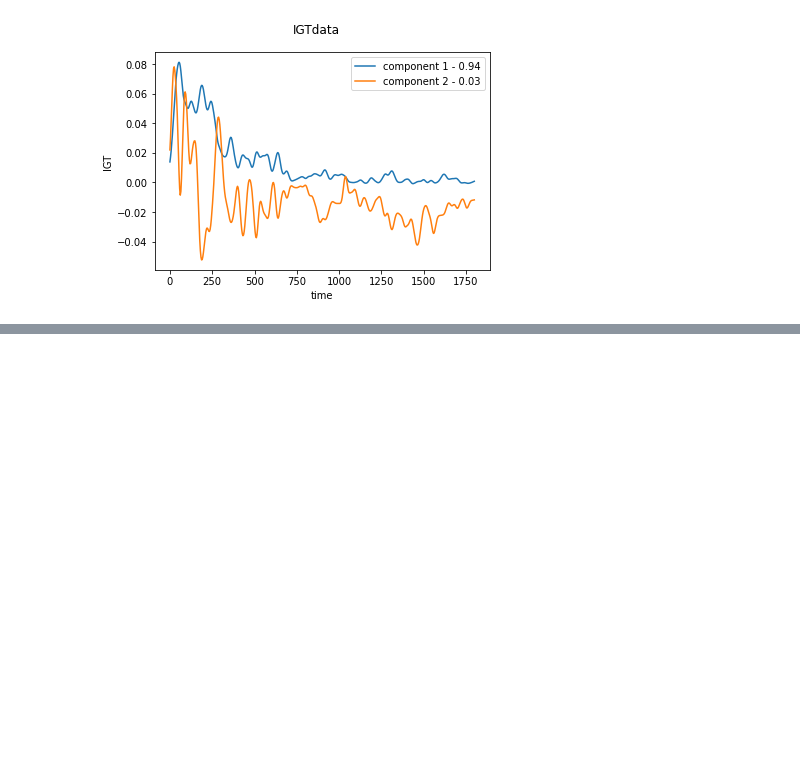
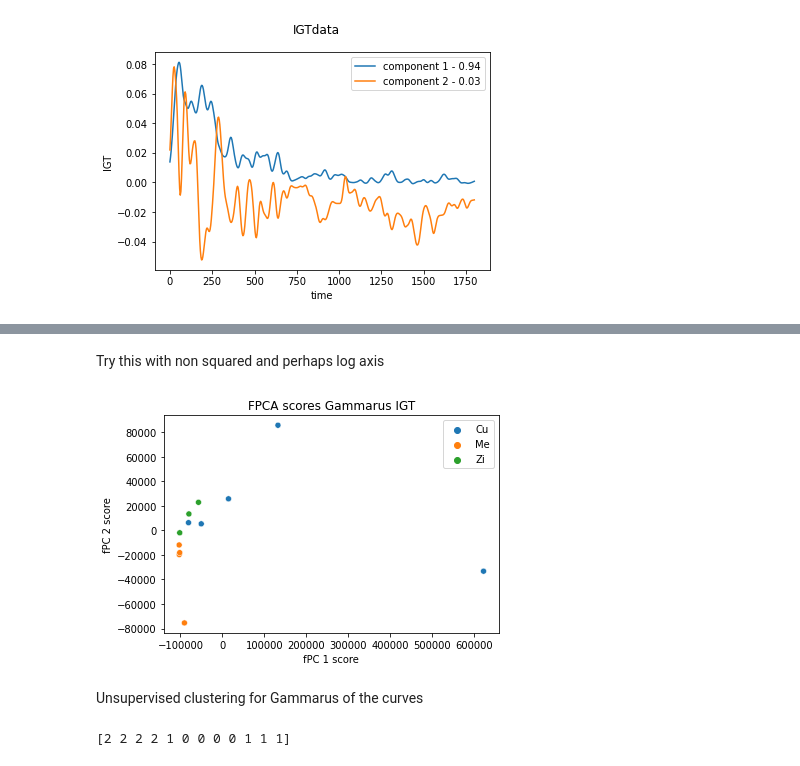
Before and after one commit to ruckapark/IndicateurGlobal, a Jupyter notebook: SETAC_Article2_figures.ipynb, the cells around one changed output, grey strips where cells are left out. Cells and saved outputs as stored; diff of their text form; code cells hidden in the pictures; blank space fills up the shorter version.

```diff
--- a/SETAC_Article2_figures.ipynb
+++ b/SETAC_Article2_figures.ipynb
@@ -258,0 +261,15 @@ plt.show()
+# %% [markdown]
+Try this with non squared and perhaps log axis
+# %%
+scores = fpca_discretized.fit_transform(IGT_fd_smooth)
+
+fig_IGTFPCA,ax_IGTFPCA = plt.subplots(figsize=(6, 4))
+sns.scatterplot(x=scores[:, 0], y=scores[:, 1],hue = y_IGT,ax = ax_IGTFPCA)
+ax_IGTFPCA.set_xlabel("fPC 1 score")
+ax_IGTFPCA.set_ylabel("fPC 2 score")
+ax_IGTFPCA.set_title("FPCA scores Gammarus IGT")
+plt.show()
+# %% [output]
+[figure, added]
+# %% [markdown]
+Unsupervised clustering for Gammarus of the curves
@@ -258,0 +283,10 @@ plt.show()
+# %%
+#Clustering unsupervised (except no. clusters)
+n_clusters = 3
+seed = 0
+
+kmeans = KMeans(n_clusters = n_clusters, random_state = seed)
+kmeans.fit(means_fd_smooth)
+print(kmeans.predict(means_fd_smooth))
+# %% [output]
+[2 2 2 2 1 0 0 0 0 1 1 1]
```
Also changed, not shown: parts of 41 cells of this notebook.
